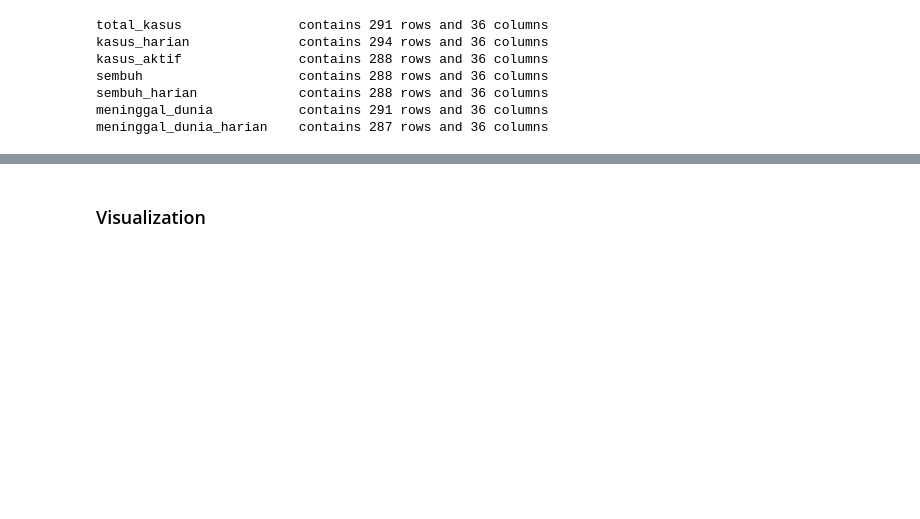
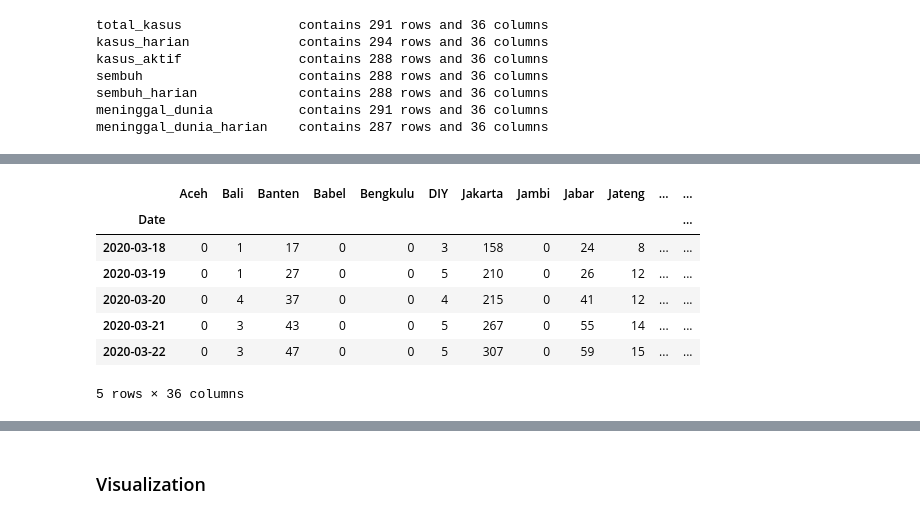
Before and after one commit to imfery/covid-19-viz, a Jupyter notebook: Covid-19 Visualization.ipynb, the cells around one changed output, grey strips where cells are left out. Drawn from its saved outputs; the diff is of its cells as text; code cells hidden in the pictures; blank space fills up the shorter version.

```diff
--- a/Covid-19 Visualization.ipynb
+++ b/Covid-19 Visualization.ipynb
@@ -107,0 +155,11 @@ for i in list_table:
+# %%
+total_kasus.head()
+# %% [output]
+|  | Aceh | Bali | Banten | Babel | Bengkulu | DIY | Jakarta | Jambi | Jabar | Jateng | ... | ... |
+| Date |  |  |  |  |  |  |  |  |  |  |  | ... |
+| 2020-03-18 | 0 | 1 | 17 | 0 | 0 | 3 | 158 | 0 | 24 | 8 | ... | ... |
+| 2020-03-19 | 0 | 1 | 27 | 0 | 0 | 5 | 210 | 0 | 26 | 12 | ... | ... |
+| 2020-03-20 | 0 | 4 | 37 | 0 | 0 | 4 | 215 | 0 | 41 | 12 | ... | ... |
+| 2020-03-21 | 0 | 3 | 43 | 0 | 0 | 5 | 267 | 0 | 55 | 14 | ... | ... |
+| 2020-03-22 | 0 | 3 | 47 | 0 | 0 | 5 | 307 | 0 | 59 | 15 | ... | ... |
+5 rows × 36 columns
```
Also changed, not shown: parts of 23 cells of this notebook.
